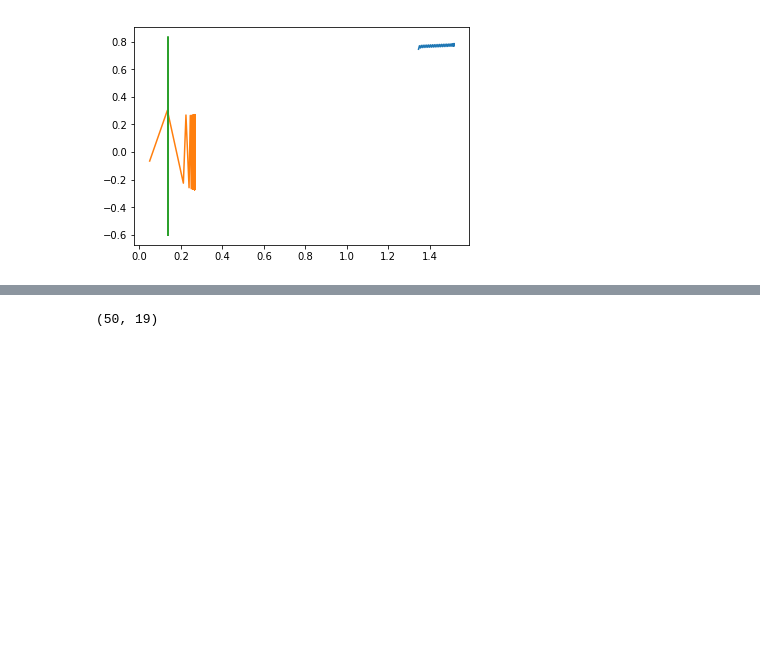
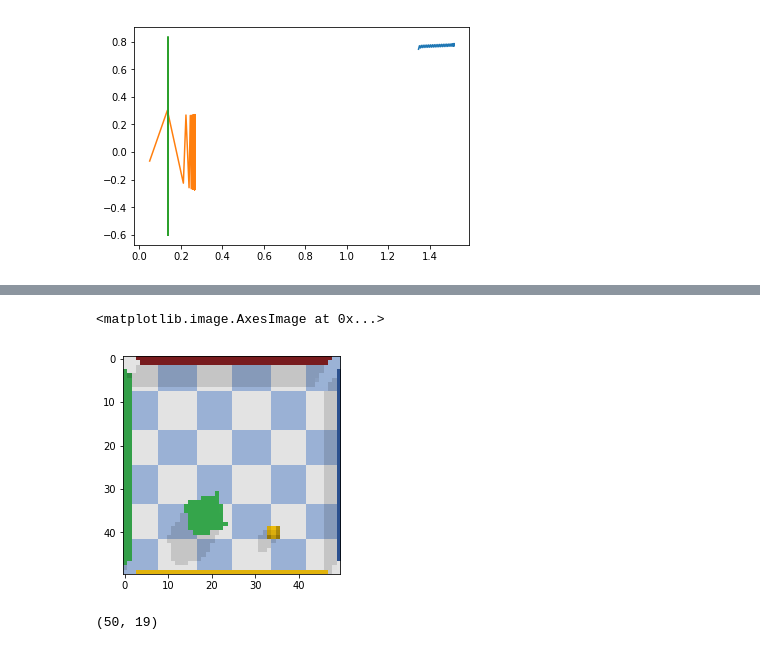
Before and after one commit to sholtodouglas/SAC_TF2, a Jupyter notebook: SAC_modular/Untitled.ipynb, the cells around one changed output, grey strips where cells are left out. Cells and saved outputs as stored; diff of their text form; code cells hidden in the pictures; blank space fills up the shorter version.

```diff
--- a/SAC_modular/Untitled.ipynb
+++ b/SAC_modular/Untitled.ipynb
@@ -116,7 +142,0 @@ for i in range(0,10,2):
-# %%
-x = np.load('collected_data/30000ultimate_pm_objectpics.npy')
-# %%
-for i in range(500,600,5):
-    plt.imshow(x[i,:,:,:], cmap = 'gray')
-    plt.show()
-    time.sleep(0.1)
@@ -137,3 +143,8 @@ for i in range(500,600,5):
+# %%
+plt.imshow(x[i,::4,::4,:])
+# %% [output]
+<matplotlib.image.AxesImage at 0x...>
+[figure, added]
 # %%
 o2 = np.array([[0.049234714, -0.064855464, 0.22743012, 0.10754578, 0.92546636, -0.6555814, -0.9903009, 0.013616206, 0.71134865, -0.017421743, 0.7024914, 0.066062264, -2.0780945, -1.5119131, -1.1644427, 1.5664939, 0.10840249, 0.004301831, -0.004301831] ,
 [0.1346478, 0.30250207, 0.17298889, 0.038553648, -0.3369383, 2.9139864, -0.52324456, 0.015454934, 0.708846, -0.015635043, 0.7050206, 0.54379684, -2.4560728, -1.0100232, -1.2799958, 1.573617, 0.5861707, 0.001542146, -0.001542146] ,
```
Also changed, not shown: parts of 8 cells of this notebook, 3 other files.
